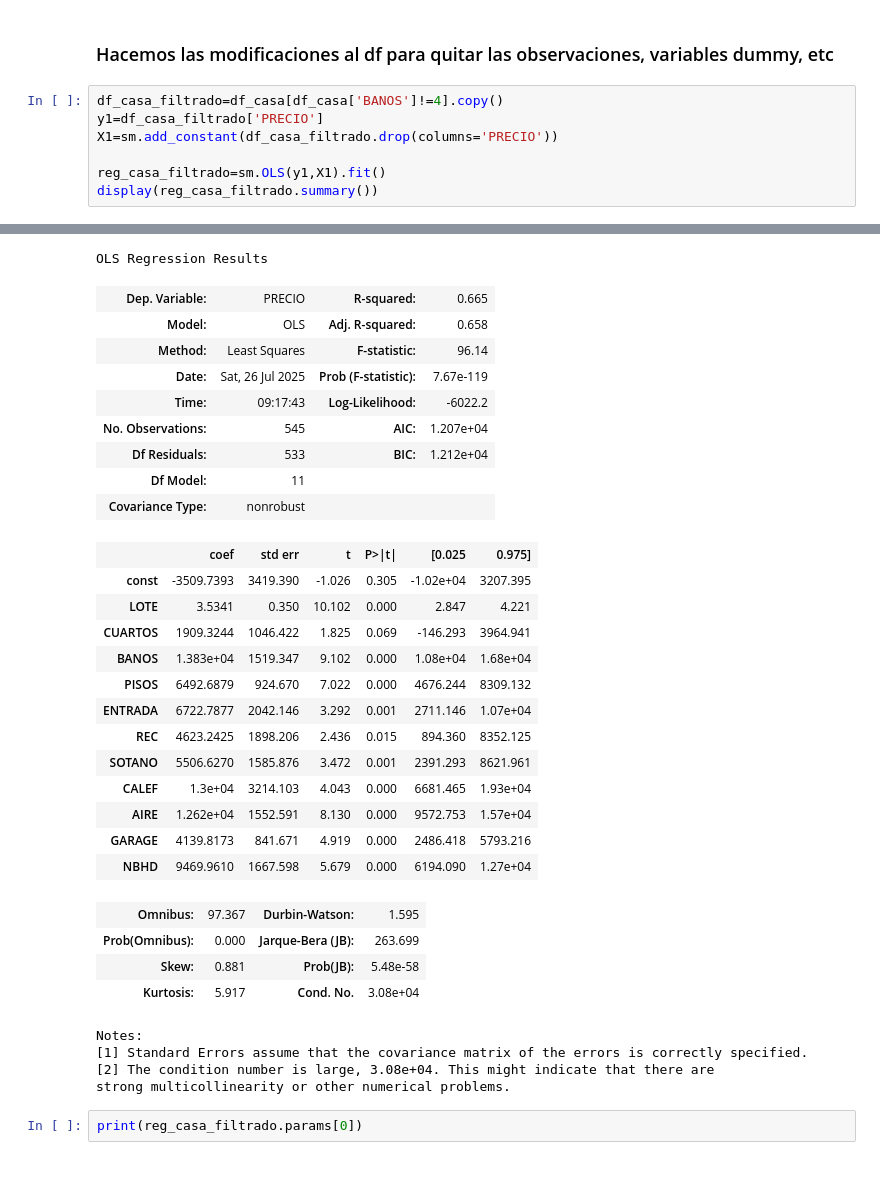
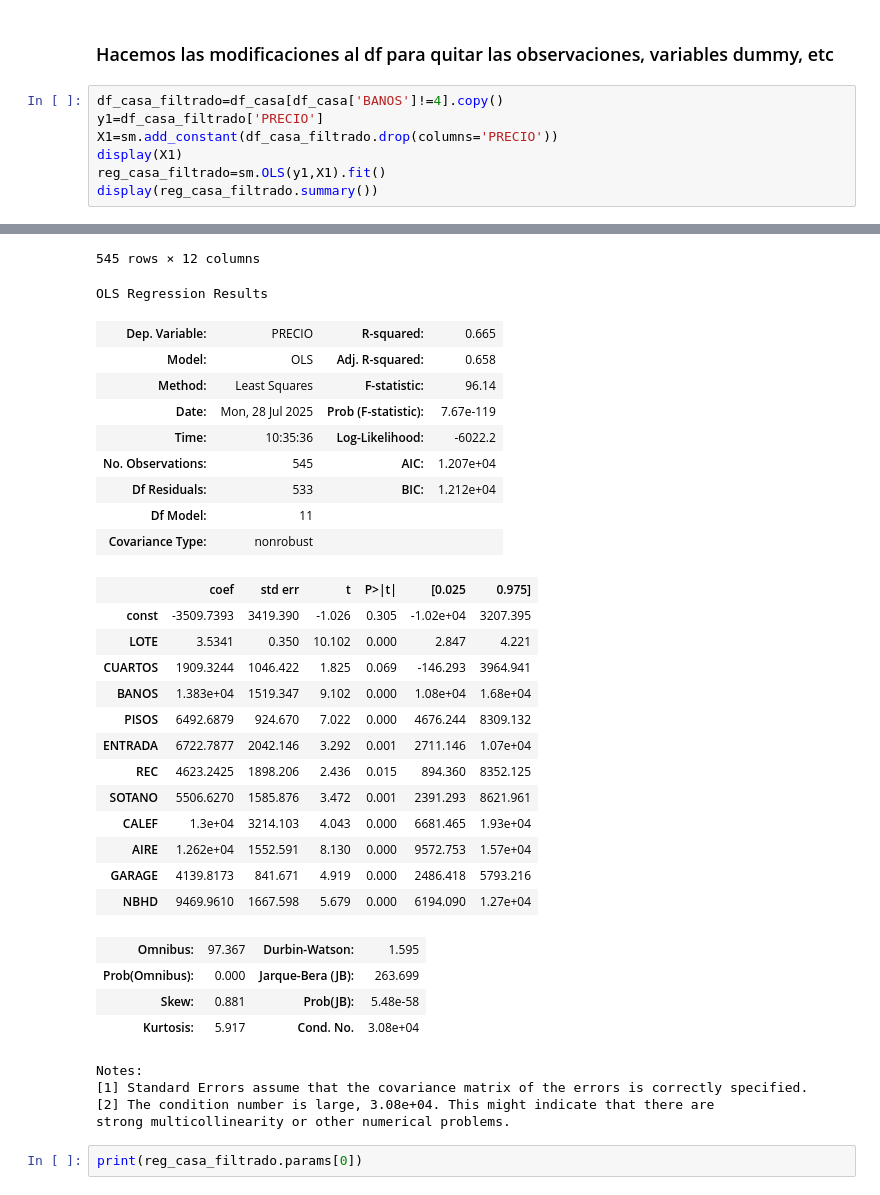
Before and after one commit to carbonecar/modelado_estocastico, a Jupyter notebook: clase_04/ejer_4.ipynb, the cells around one changed output, grey strips where cells are left out. Saved outputs shown, nothing was run; the diff lists cells and outputs as text.

```diff
--- a/clase_04/ejer_4.ipynb
+++ b/clase_04/ejer_4.ipynb
@@ -59,7 +59,7 @@ strong multicollinearity or other numerical problems.
 df_casa_filtrado=df_casa[df_casa['BANOS']!=4].copy()
 y1=df_casa_filtrado['PRECIO']
 X1=sm.add_constant(df_casa_filtrado.drop(columns='PRECIO'))
-
+display(X1)
 reg_casa_filtrado=sm.OLS(y1,X1).fit()
 display(reg_casa_filtrado.summary())
 # %% [output]
@@ -66,34 +78,35 @@ display(reg_casa_filtrado.summary())
-OLS Regression Results
+545 rows × 12 columns
-| Dep. Variable: | PRECIO | R-squared: | 0.665 |
-| Model: | OLS | Adj. R-squared: | 0.658 |
-| Method: | Least Squares | F-statistic: | 96.14 |
-| Date: | Sat, 26 Jul 2025 | Prob (F-statistic): | 7.67e-119 |
-| Time: | 09:17:43 | Log-Likelihood: | -6022.2 |
-| No. Observations: | 545 | AIC: | 1.207e+04 |
-| Df Residuals: | 533 | BIC: | 1.212e+04 |
-| Df Model: | 11 |  |  |
-| Covariance Type: | nonrobust |  |  |
+OLS Regression Results
-|  | coef | std err | t | P>|t| | [0.025 | 0.975] |
-| const | -3509.7393 | 3419.390 | -1.026 | 0.305 | -1.02e+04 | 3207.395 |
-| LOTE | 3.5341 | 0.350 | 10.102 | 0.000 | 2.847 | 4.221 |
-| CUARTOS | 1909.3244 | 1046.422 | 1.825 | 0.069 | -146.293 | 3964.941 |
-| BANOS | 1.383e+04 | 1519.347 | 9.102 | 0.000 | 1.08e+04 | 1.68e+04 |
-| PISOS | 6492.6879 | 924.670 | 7.022 | 0.000 | 4676.244 | 8309.132 |
-| ENTRADA | 6722.7877 | 2042.146 | 3.292 | 0.001 | 2711.146 | 1.07e+04 |
-| REC | 4623.2425 | 1898.206 | 2.436 | 0.015 | 894.360 | 8352.125 |
-| SOTANO | 5506.6270 | 1585.876 | 3.472 | 0.001 | 2391.293 | 8621.961 |
-| CALEF | 1.3e+04 | 3214.103 | 4.043 | 0.000 | 6681.465 | 1.93e+04 |
-| AIRE | 1.262e+04 | 1552.591 | 8.130 | 0.000 | 9572.753 | 1.57e+04 |
-| GARAGE | 4139.8173 | 841.671 | 4.919 | 0.000 | 2486.418 | 5793.216 |
-| NBHD | 9469.9610 | 1667.598 | 5.679 | 0.000 | 6194.090 | 1.27e+04 |
+| Dep. Variable: | PRECIO | R-squared: | 0.665 |
+| Model: | OLS | Adj. R-squared: | 0.658 |
+| Method: | Least Squares | F-statistic: | 96.14 |
+| Date: | Mon, 28 Jul 2025 | Prob (F-statistic): | 7.67e-119 |
+| Time: | 10:35:36 | Log-Likelihood: | -6022.2 |
+| No. Observations: | 545 | AIC: | 1.207e+04 |
+| Df Residuals: | 533 | BIC: | 1.212e+04 |
+| Df Model: | 11 |  |  |
+| Covariance Type: | nonrobust |  |  |
-| Omnibus: | 97.367 | Durbin-Watson: | 1.595 |
-| Prob(Omnibus): | 0.000 | Jarque-Bera (JB): | 263.699 |
-| Skew: | 0.881 | Prob(JB): | 5.48e-58 |
-| Kurtosis: | 5.917 | Cond. No. | 3.08e+04 |
+|  | coef | std err | t | P>|t| | [0.025 | 0.975] |
+| const | -3509.7393 | 3419.390 | -1.026 | 0.305 | -1.02e+04 | 3207.395 |
+| LOTE | 3.5341 | 0.350 | 10.102 | 0.000 | 2.847 | 4.221 |
+| CUARTOS | 1909.3244 | 1046.422 | 1.825 | 0.069 | -146.293 | 3964.941 |
+| BANOS | 1.383e+04 | 1519.347 | 9.102 | 0.000 | 1.08e+04 | 1.68e+04 |
+| PISOS | 6492.6879 | 924.670 | 7.022 | 0.000 | 4676.244 | 8309.132 |
+| ENTRADA | 6722.7877 | 2042.146 | 3.292 | 0.001 | 2711.146 | 1.07e+04 |
+| REC | 4623.2425 | 1898.206 | 2.436 | 0.015 | 894.360 | 8352.125 |
+| SOTANO | 5506.6270 | 1585.876 | 3.472 | 0.001 | 2391.293 | 8621.961 |
+| CALEF | 1.3e+04 | 3214.103 | 4.043 | 0.000 | 6681.465 | 1.93e+04 |
+| AIRE | 1.262e+04 | 1552.591 | 8.130 | 0.000 | 9572.753 | 1.57e+04 |
+| GARAGE | 4139.8173 | 841.671 | 4.919 | 0.000 | 2486.418 | 5793.216 |
+| NBHD | 9469.9610 | 1667.598 | 5.679 | 0.000 | 6194.090 | 1.27e+04 |
-Notes:
-[1] Standard Errors assume that the covariance matrix of the errors is correctly specified.
-[2] The condition number is large, 3.08e+04. This might indicate that there are
-strong multicollinearity or other numerical problems.
+| Omnibus: | 97.367 | Durbin-Watson: | 1.595 |
+| Prob(Omnibus): | 0.000 | Jarque-Bera (JB): | 263.699 |
+| Skew: | 0.881 | Prob(JB): | 5.48e-58 |
+| Kurtosis: | 5.917 | Cond. No. | 3.08e+04 |
+Notes:
+[1] Standard Errors assume that the covariance matrix of the errors is correctly specified.
+[2] The condition number is large, 3.08e+04. This might indicate that there are
+strong multicollinearity or other numerical problems.
 # %%
 print(reg_casa_filtrado.params[0])
 # %% [output]
```
Also changed, not shown: parts of 5 cells of this notebook, 7 other files.
